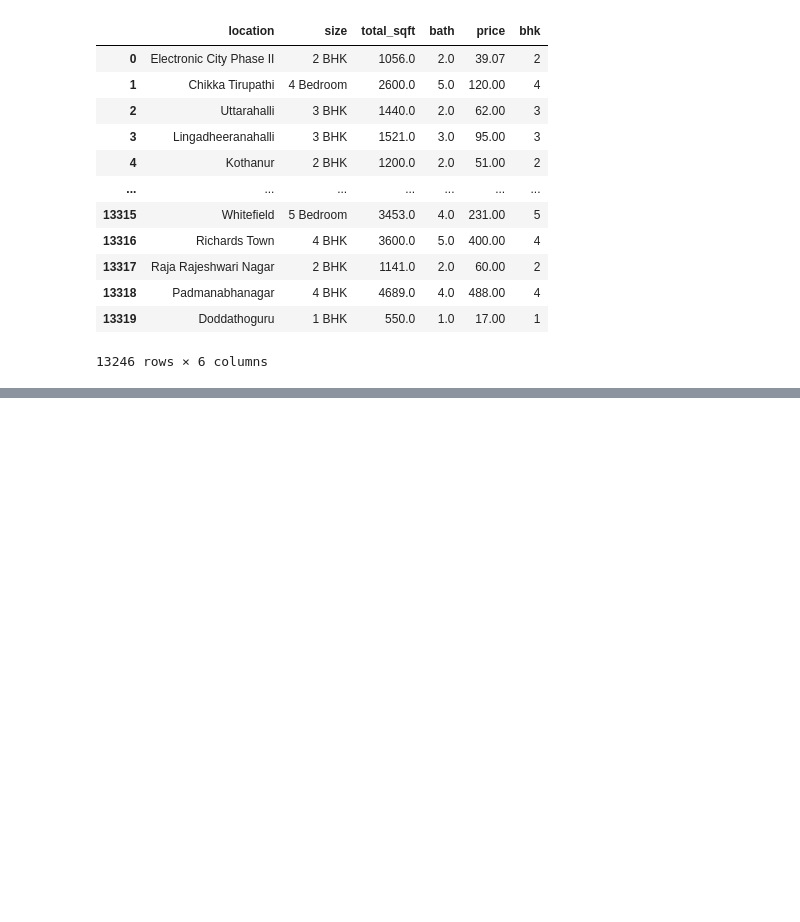
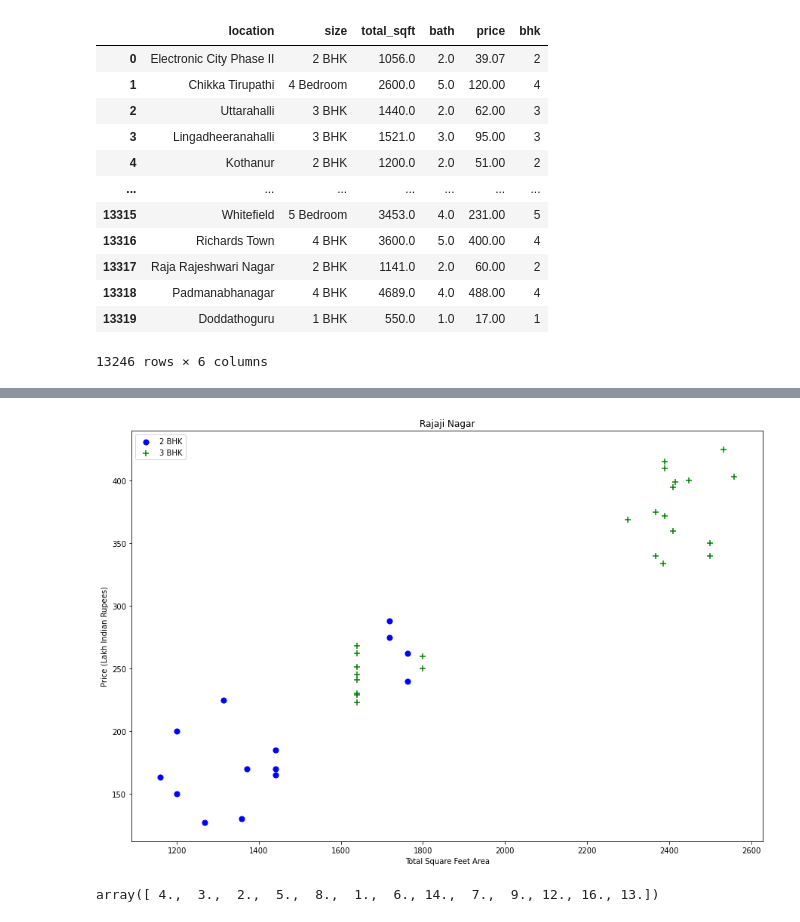
Before and after one commit to ruhanahmad/DataScience, a Jupyter notebook: Machine L Projects/Real Estate/real_estate.ipynb, the cells around one changed output, grey strips where cells are left out. Saved outputs shown, nothing was run; the diff lists cells and outputs as text; code cells hidden in the pictures; blank space fills up the shorter version.

```diff
--- a/Machine L Projects/Real Estate/real_estate.ipynb
+++ b/Machine L Projects/Real Estate/real_estate.ipynb
@@ -213,0 +373,8 @@ df5
+# %%
+plot_scatter_chart(df8,"Rajaji Nagar")
+# %% [output]
+[figure, added]
+# %%
+df8.bath.unique()
+# %% [output]
+array([ 4.,  3.,  2.,  5.,  8.,  1.,  6., 14.,  7.,  9., 12., 16., 13.])
```
Also changed, not shown: parts of 53 cells of this notebook, 2 other files.
